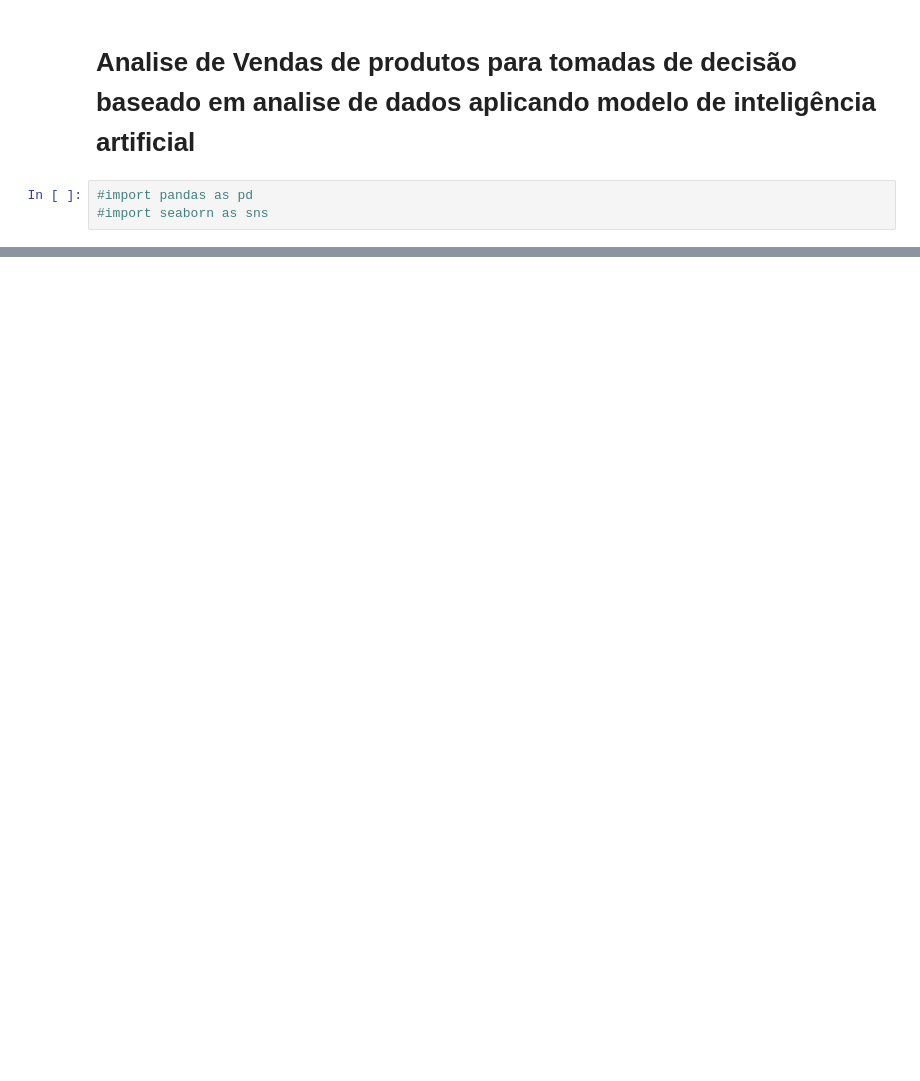
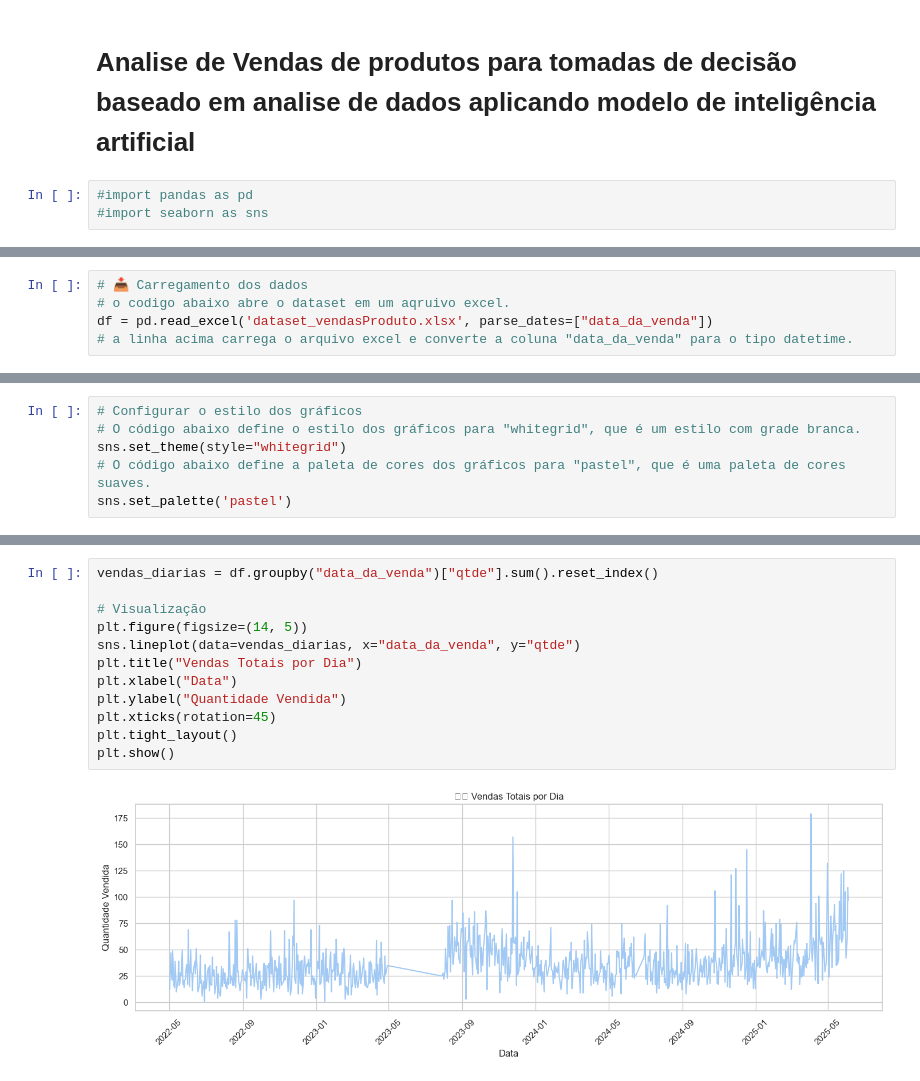
Before and after one commit to brunofluna/projeto_flask_colaborativo, a Jupyter notebook: analises/bruno/analise.ipynb, the cells around one changed output, grey strips where cells are left out. Cells and saved outputs as stored; diff of their text form; blank space fills up the shorter version.

```diff
--- a/analises/bruno/analise.ipynb
+++ b/analises/bruno/analise.ipynb
@@ -29,0 +16,5 @@ df.head()
+# %%
+# 📥 Carregamento dos dados
+# o codigo abaixo abre o dataset em um aqruivo excel.
+df = pd.read_excel('dataset_vendasProduto.xlsx', parse_dates=["data_da_venda"])
+# a linha acima carrega o arquivo excel e converte a coluna "data_da_venda" para o tipo datetime.
@@ -29,0 +25,6 @@ df.head()
+# %%
+# Configurar o estilo dos gráficos
+# O código abaixo define o estilo dos gráficos para "whitegrid", que é um estilo com grade branca.
+sns.set_theme(style="whitegrid")
+# O código abaixo define a paleta de cores dos gráficos para "pastel", que é uma paleta de cores suaves.
+sns.set_palette('pastel')
@@ -63,0 +85,14 @@ memory usage: 4.7+ MB
+# %%
+vendas_diarias = df.groupby("data_da_venda")["qtde"].sum().reset_index()
+
+# Visualização
+plt.figure(figsize=(14, 5))
+sns.lineplot(data=vendas_diarias, x="data_da_venda", y="qtde")
+plt.title("Vendas Totais por Dia")
+plt.xlabel("Data")
+plt.ylabel("Quantidade Vendida")
+plt.xticks(rotation=45)
+plt.tight_layout()
+plt.show()
+# %% [output]
+[figure, added]
```
Also changed, not shown: parts of 21 cells of this notebook, 1 other file.
